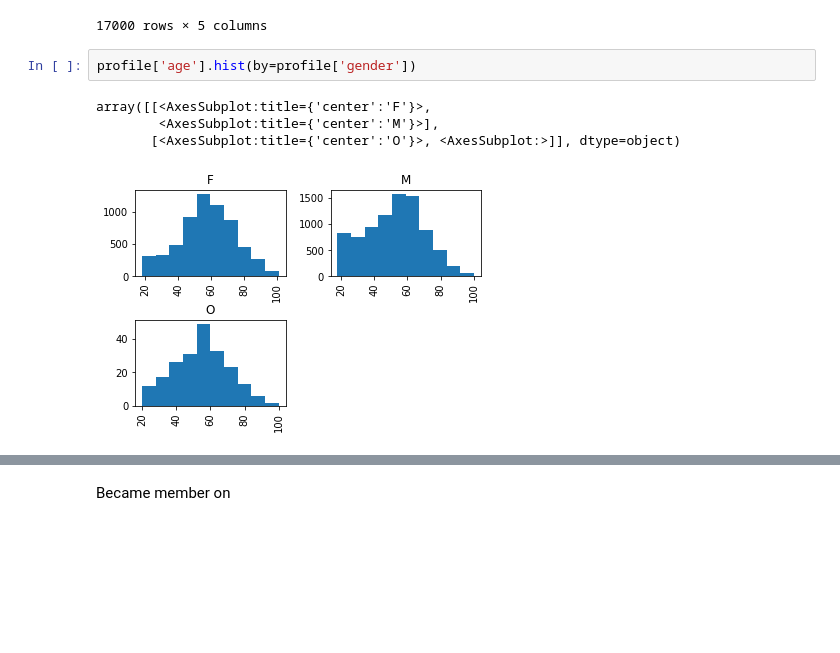
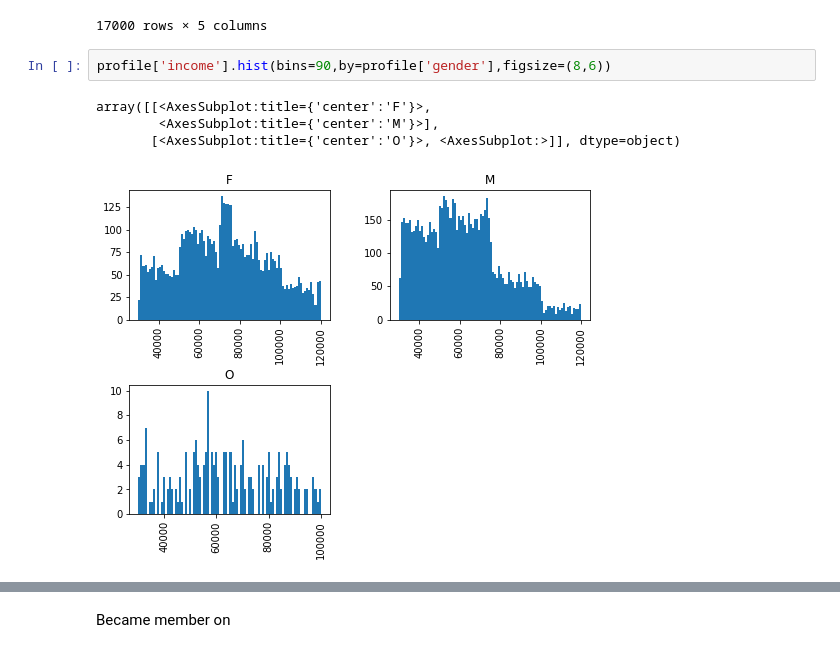
Before and after one commit to benjaminr4/starbucks_project, a Jupyter notebook: Dataset_Exploration.ipynb, the cells around one changed output, grey strips where cells are left out. Saved outputs shown, nothing was run; the diff lists cells and outputs as text; blank space fills up the shorter version.

```diff
--- a/Dataset_Exploration.ipynb
+++ b/Dataset_Exploration.ipynb
@@ -414,9 +393,9 @@ profile
 | 16999 | F | 62 | e4052622e5ba45a8b96b59aba68cf068 | 20170722 | 82000.0 |
 17000 rows × 5 columns
 # %%
-profile['age'].hist(by=profile['gender'])
+profile['income'].hist(bins=90,by=profile['gender'],figsize=(8,6))
 # %% [output]
 array([[<AxesSubplot:title={'center':'F'}>,
         <AxesSubplot:title={'center':'M'}>],
        [<AxesSubplot:title={'center':'O'}>, <AxesSubplot:>]], dtype=object)
-[figure, old version]
+[figure, new version]
```
Also changed, not shown: parts of 51 cells of this notebook, 3 other files.
